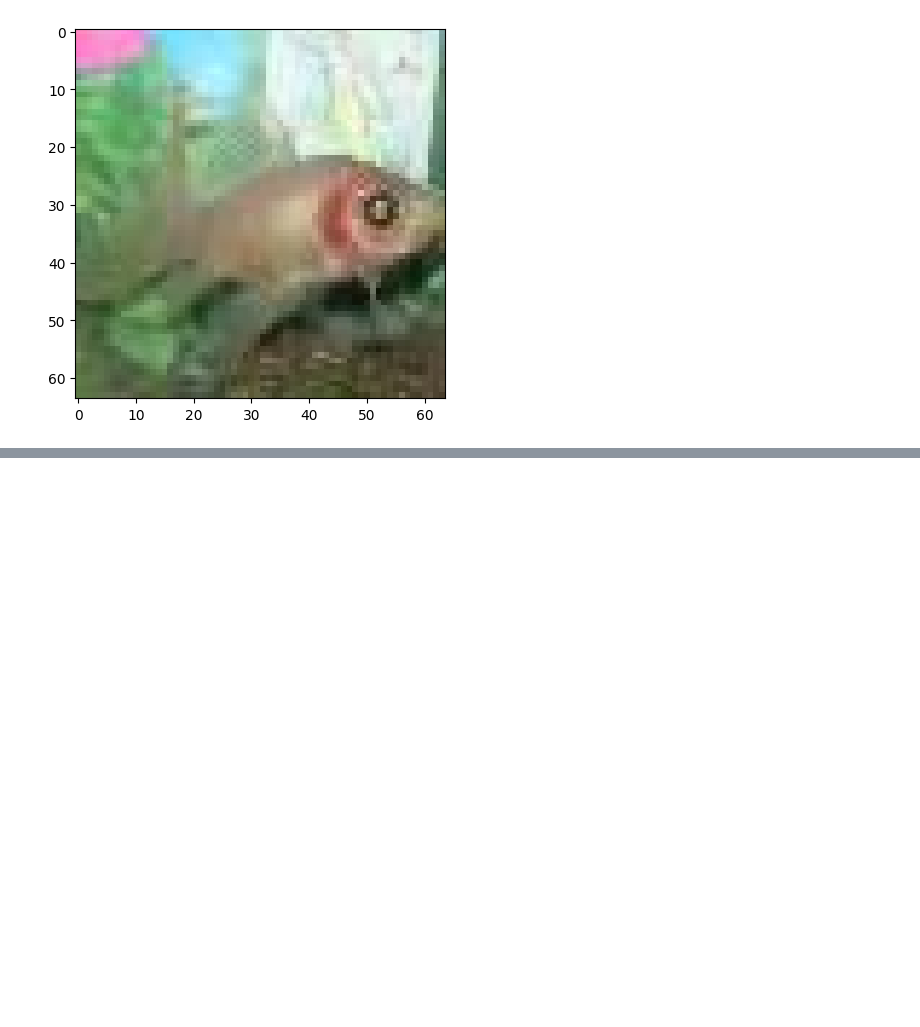
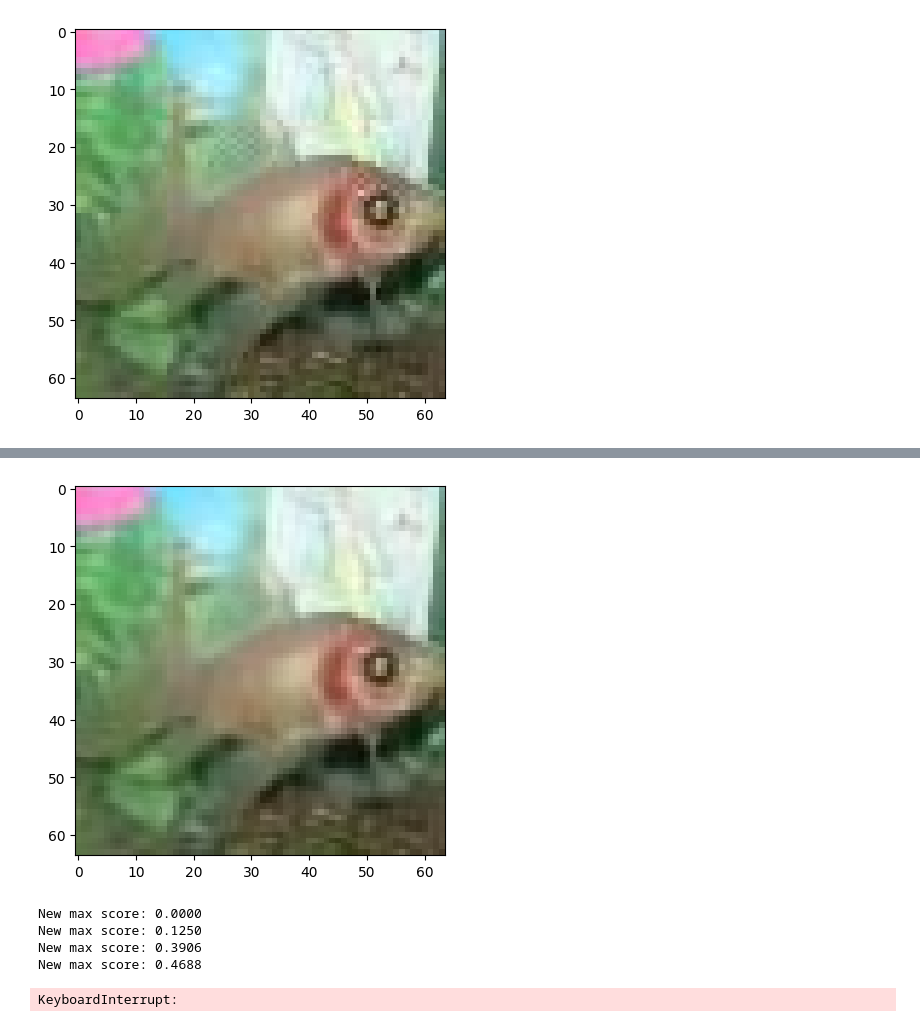
Before and after one commit to Francesco146/CIFAR10-multiclass-classification, a Jupyter notebook: Machine_Learning_Pasotto_Marastoni.ipynb, the cells around one changed output, grey strips where cells are left out. Saved outputs shown, nothing was run; the diff lists cells and outputs as text; code cells hidden in the pictures; blank space fills up the shorter version.

```diff
--- a/Machine_Learning_Pasotto_Marastoni.ipynb
+++ b/Machine_Learning_Pasotto_Marastoni.ipynb
@@ -141,7 +141,7 @@ train_transform = transforms.Compose([
     transforms.Resize(64),
     transforms.RandomHorizontalFlip(),
     transforms.RandomRotation(10),
-    #transforms.ColorJitter(brightness=0.3, contrast=0.3, saturation=0.3, hue=0.3),
+    transforms.ColorJitter(brightness=0.3, contrast=0.3, saturation=0.3, hue=0.3),
     transforms.RandomCrop(64, padding=4),
     transforms.RandomGrayscale(p=0.3),
     transforms.ToTensor(),
@@ -263,0 +457,68 @@ for images, labels in train_dataloader:
+# %%
+img, label = dataset[0]
+
+import matplotlib.pyplot as plt
+
+plt.imshow(img.permute(1, 2, 0))
+plt.show()
+# %% [output]
+[figure, added]
+# %%
+import numpy as np
+from sklearn.svm import SVC
+from sklearn.metrics import accuracy_score
+from sklearn.preprocessing import StandardScaler
+
+# Assuming train_dataloader and val_dataloader are already defined
+
+# Initialize SVM model and scaler
+svm_model = SVC(kernel='linear', C=1, random_state=42) # You can adjust hyperparameters
+scaler = StandardScaler()
+max_score = -1
+
+# Training loop (iterating through batches)
+# Training loop (iterating through batches)
+for i, (train_images, train_labels) in enumerate(train_dataloader):
+    # Convert images to numpy arrays
+    train_images = train_images.numpy()
+    # train_labels is already in the correct format - no need to call .numpy()
+
+    # Flatten the images for SVM input
+    train_images_flat = train_images.reshape(train_images.shape[0], -1)
+
+    # Normalize the training data
+    train_images_flat = scaler.fit_transform(train_images_flat)
+
+    # Train the SVM model
+    svm_model.fit(train_images_flat, train_labels)
+
+    # Validation loop (iterating through batches)
+    for j, (val_images, val_labels) in enumerate(val_dataloader):
+        # Convert images to numpy arrays
+        val_images = val_images.numpy()
+        # val_labels is already in the correct format - no need to call .numpy()
+
+        # Flatten the images for SVM input
+        val_images_flat = val_images.reshape(val_images.shape[0], -1)
+
+        # Normalize the validation data
+        val_images_flat = scaler.transform(val_images_flat)
+
+        # Predict labels on validation data
+        val_predictions = svm_model.predict(val_images_flat)
+
+        # Calculate accuracy
+        accuracy = accuracy_score(val_labels, val_predictions)
+        if accuracy > max_score:
+            max_score = accuracy
+            print(f"New max score: {max_score:.4f}")
+
+        if accuracy >= 0.8:
+            print("Early stopping: accuracy >= 0.8")
+            break
+# %% [output]
+New max score: 0.0000
+New max score: 0.1250
+New max score: 0.3906
+New max score: 0.4688
+KeyboardInterrupt:
```
Also changed, not shown: parts of 5 cells of this notebook.
